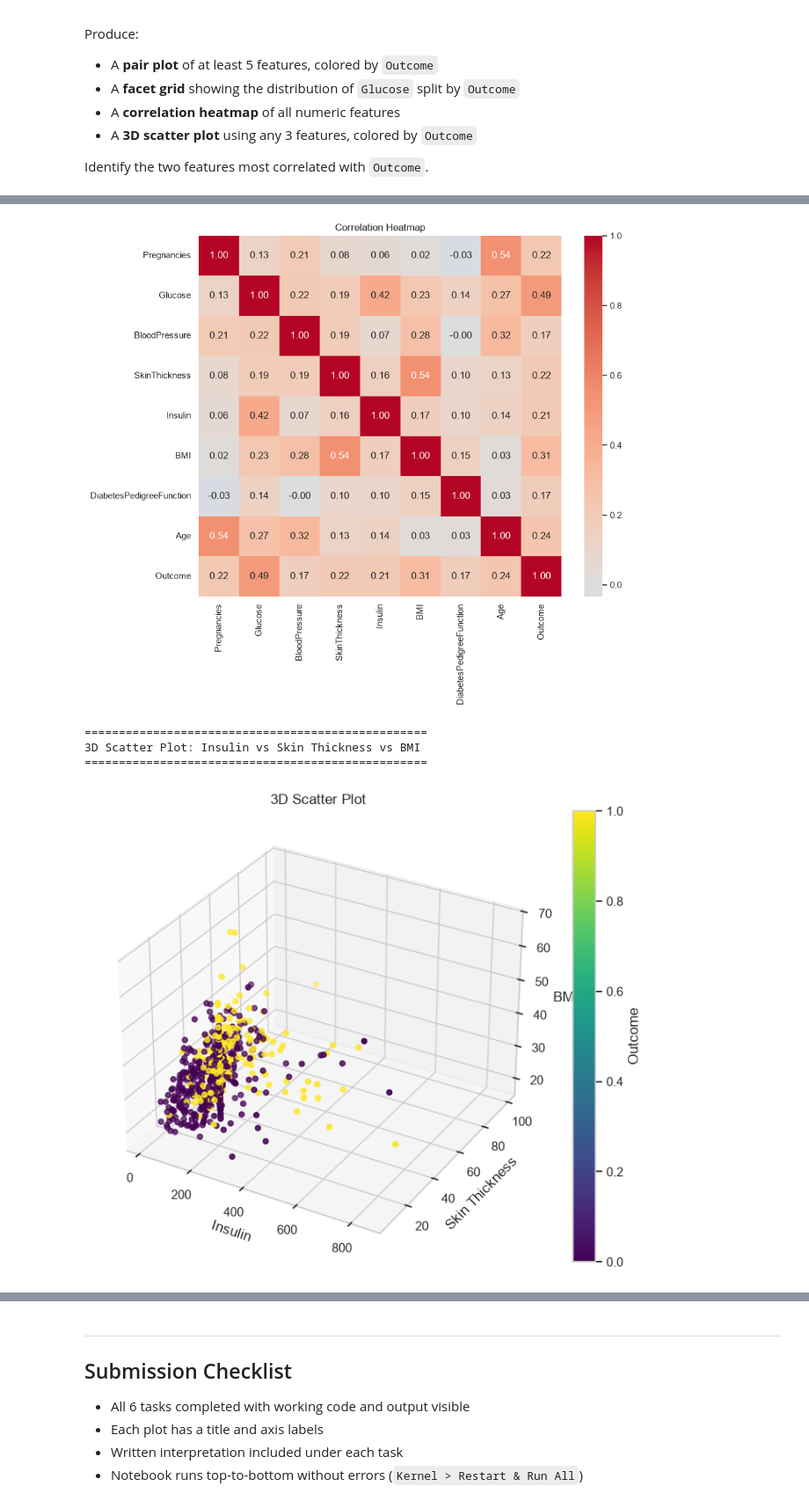
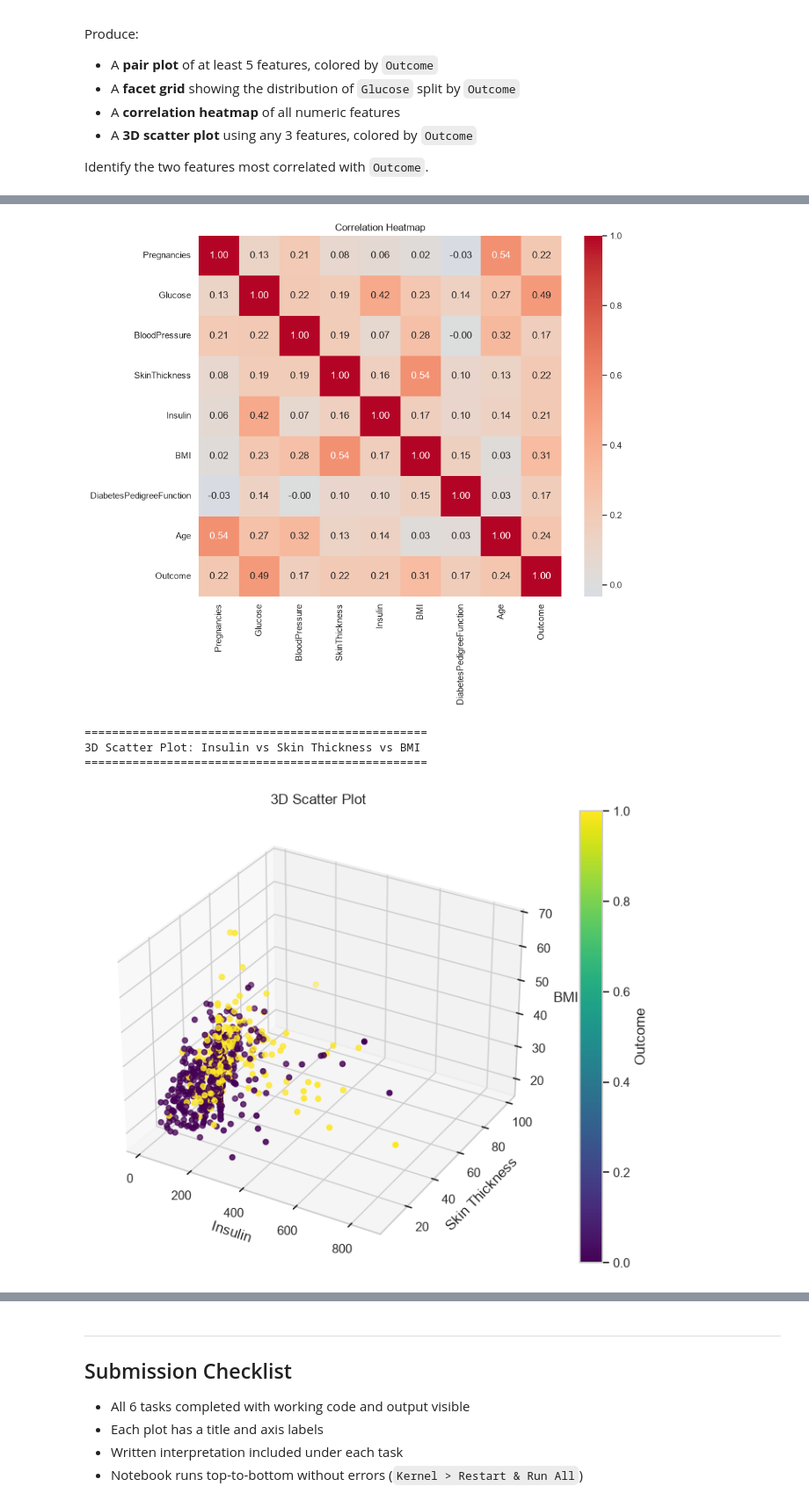
Before and after one commit to Zenith-prog21/Python-Notebooks-Codes-SC-211-, a Jupyter notebook: Python Notebooks Assignment/Gonzaga_1_1_Exploratory_Data_Analysis.ipynb, the cells around one changed output, grey strips where cells are left out. Shown at 88% size. Cells and saved outputs as stored; diff of their text form; code cells hidden in the pictures.

```diff
--- a/Python Notebooks Assignment/Gonzaga_1_1_Exploratory_Data_Analysis.ipynb
+++ b/Python Notebooks Assignment/Gonzaga_1_1_Exploratory_Data_Analysis.ipynb
@@ -443,6 +469,8 @@ Produce:
 Identify the two features most correlated with `Outcome`.
 # %%
 #Task 6
+
+# Pair Plot of the Selected Features:
 print("=" * 40)
 print("Pair Plot of the Selected Features:")
 print("=" * 40)
@@ -451,7 +479,7 @@ sns.pairplot(df[subset_cols], hue="Outcome", palette="husl", diag_kind="kde")
 plt.suptitle("Pair Plot of the Selected Features", y=1.02)
 plt.show()
 
-
+# Facet Grid: Glucose Distribution by Outcome
 print("=" * 45)
 print("Facet Grid: Glucose Distribution by Outcome")
 print("=" * 45)
@@ -460,19 +488,23 @@ g.map(sns.histplot, "Glucose", bins=15)
 g.fig.suptitle("Facet Grid: Glucose Distribution based on Outcome", y=1.05)
 plt.show()
 
-print("=" * 40)
+
+# Correlation Heatmap for the dataset:
+print("=" * 60)
 print("Correlation Heatmap for all variables in the dataset:")
-print("=" * 40)
+print("=" * 60)
 plt.figure(figsize=(10,8))
 corr = df.corr()
 sns.heatmap(corr, annot=True, fmt=".2f", cmap="coolwarm", center=0)
 plt.title("Correlation Heatmap")
 plt.show()
 
+
+# 3D Scatter Plot: Insulin vs Skin Thickness vs BMI
 print("=" * 50)
 print("3D Scatter Plot: Insulin vs Skin Thickness vs BMI")
 print("=" * 50)
-fig = plt.figure(figsize=(9,7))
+fig = plt.figure(figsize=(11,7))
 ax = fig.add_subplot(111, projection="3d")
 sc = ax.scatter(df["Insulin"], df["SkinThickness"], df["BMI"], c=df["Outcome"], cmap="viridis")
 ax.set_xlabel("Insulin")
@@ -496,5 +528,5 @@ Correlation Heatmap for all variables in the dataset:
 [figure]
 ==================================================
 3D Scatter Plot: Insulin vs Skin Thickness vs BMI
 ==================================================
-[figure, old version]
+[figure, new version]
```
Also changed, not shown: parts of 14 cells of this notebook.
